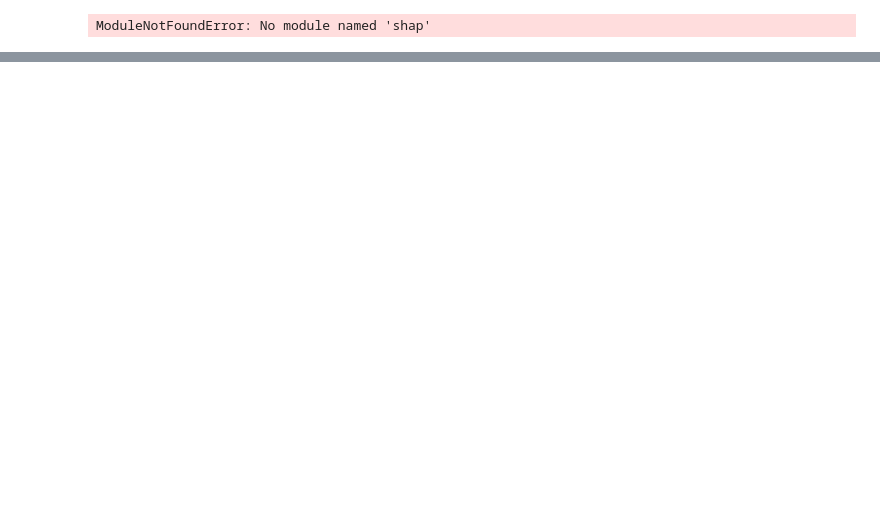
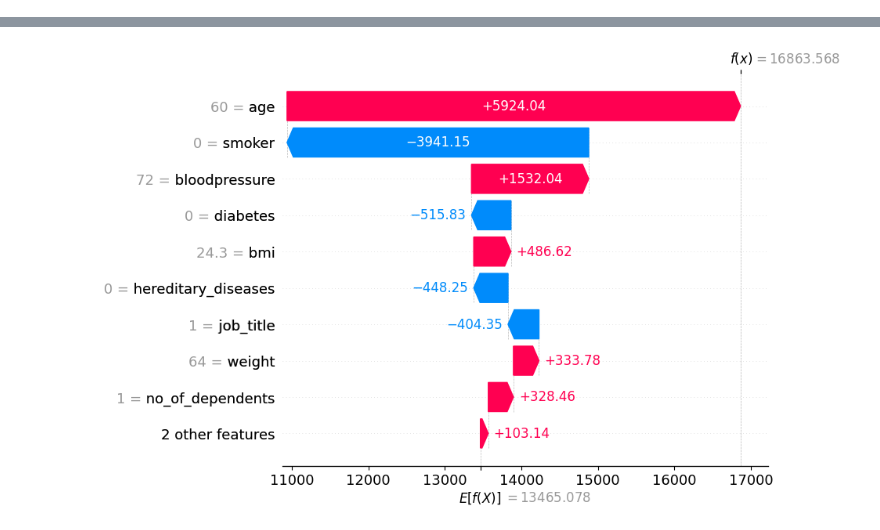
Before and after one commit to StefanBanioi/Group-13-Project-2-2, a Jupyter notebook: Shaplytest.ipynb, the cells around one changed output, grey strips where cells are left out. Saved outputs shown, nothing was run; the diff lists cells and outputs as text; code cells hidden in the pictures; blank space fills up the shorter version.

```diff
--- a/Shaplytest.ipynb
+++ b/Shaplytest.ipynb
@@ -5,10 +10,28 @@ loaded_model.load_model('xgboost_model.json')
-# %%
-#give me shaply values of an instance
-import shap
-import numpy as np
-shap.initjs()
-X = np.array([60,1,64,24.3,0,1,0,72,0,0,1])
-shap_values = shap.TreeExplainer(loaded_model).shap_values(X)
-shap.force_plot(shap_values, X.iloc[0,:])
-# %% [output]
-ModuleNotFoundError: No module named 'shap'
+# %%
+import shap
+import numpy as np
+import pandas as pd
+
+# Initialize JavaScript visualization code for SHAP
+shap.initjs()
+
+# Your instance as a NumPy array
+X = np.array([60,1,64,24.3,0,1,0,72,0,0,1])
+X = X.reshape(1, -1)
+
+# Define your feature names
+feature_names = ['age','sex','weight','bmi','hereditary_diseases','no_of_dependents','smoker','bloodpressure','diabetes','regular_ex','job_title']
+
+# Convert your instance into a pandas DataFrame
+df = pd.DataFrame(X, columns=feature_names)
+
+# Calculate SHAP values
+explainer = shap.TreeExplainer(loaded_model)
+shap_values = explainer.shap_values(df)
+
+# Create a SHAP Explanation object
+shap_values_explanation = shap_values_explanation = shap.Explanation(values=shap_values, base_values=5000, data=df)
+
+# Create a waterfall plot
+shap.plots.waterfall(shap_values_explanation[0])
+# %% [output]
@@ -14,0 +39 @@ ModuleNotFoundError: No module named 'shap'
+[figure, added]
```
Also changed, not shown: parts of 2 cells of this notebook, 2 other files.
